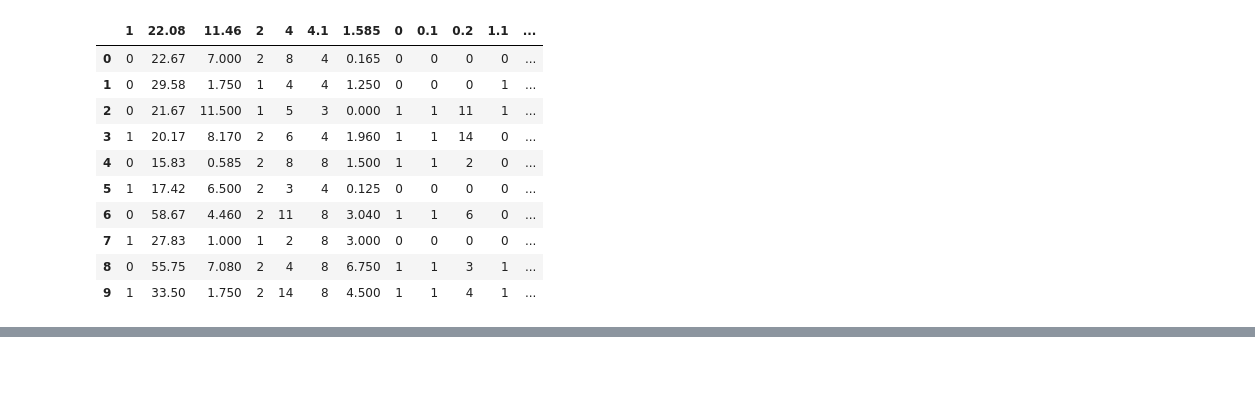
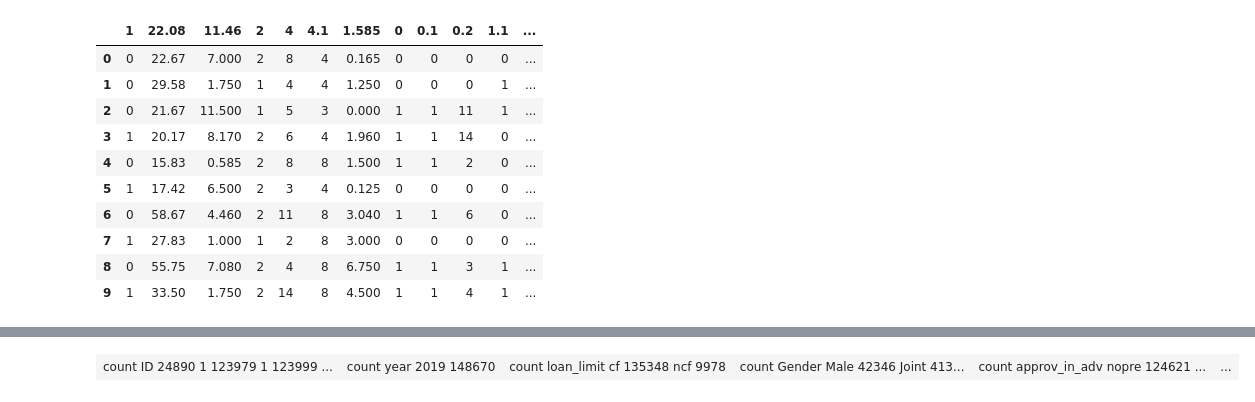
Before and after one commit to VictorNico/multilayer-graph-feature-extraction, a Jupyter notebook: scripting/dataset_transformer.ipynb, the cells around one changed output, grey strips where cells are left out. Cells and saved outputs as stored; diff of their text form; code cells hidden in the pictures; blank space fills up the shorter version.

```diff
--- a/scripting/dataset_transformer.ipynb
+++ b/scripting/dataset_transformer.ipynb
@@ -166,0 +223,17 @@ df.head(10)
+# %%
+def multi_table(table_list):
+    """Afficher des tableaux isolés conténant des valeurs
+    Args :
+      table_list : Une liste de dictionnaire
+
+    Retourne :
+      Un noeud HTML
+    """
+    return HTML('<table><tr style="background-color:#2020d1; color: #FFFFFF;">' +  ''.join(['<td>' + table._repr_html_() + '</td>' for table in table_list]) +'</tr></table>')
+# %%
+nunique_df={var:pd.DataFrame(df[var].value_counts())
+           for var in df.columns.tolist()}
+
+multi_table([nunique_df[col] for col in df.columns.tolist()])
+# %% [output]
+| count ID 24890 1 123979 1 123999 ... | count year 2019 148670 | count loan_limit cf 135348 ncf 9978 | count Gender Male 42346 Joint 413... | count approv_in_adv nopre 124621 ... | ... |
```
Also changed, not shown: parts of 12 cells of this notebook, 5 other files.
